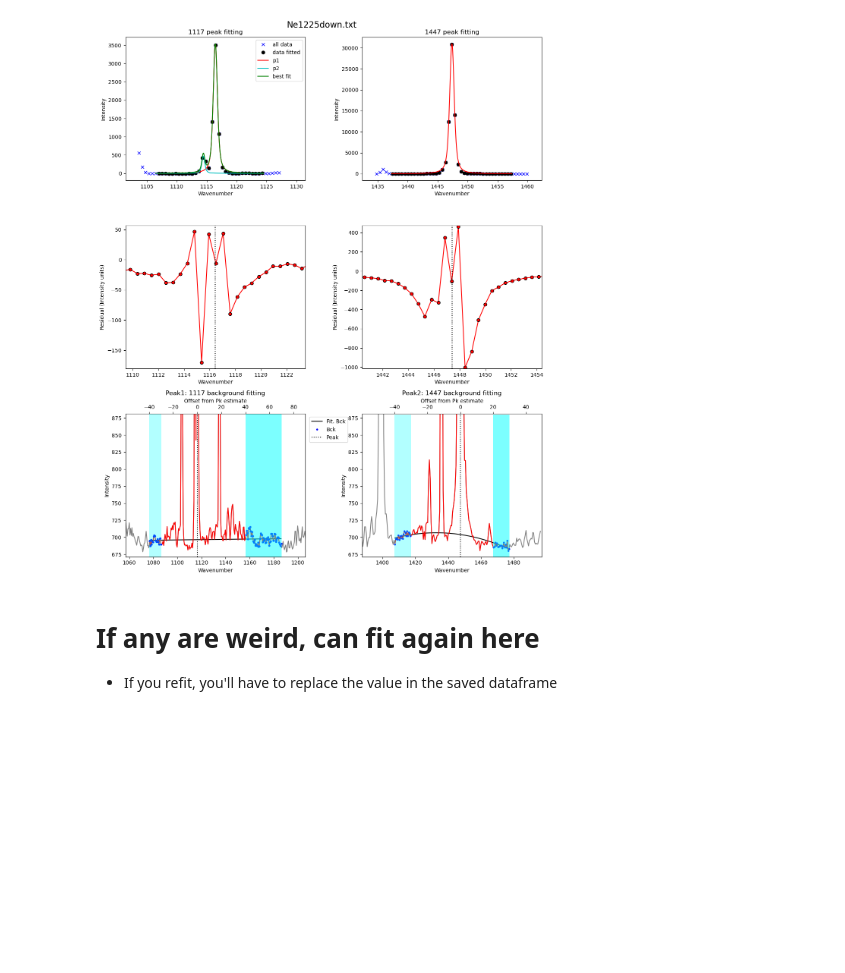
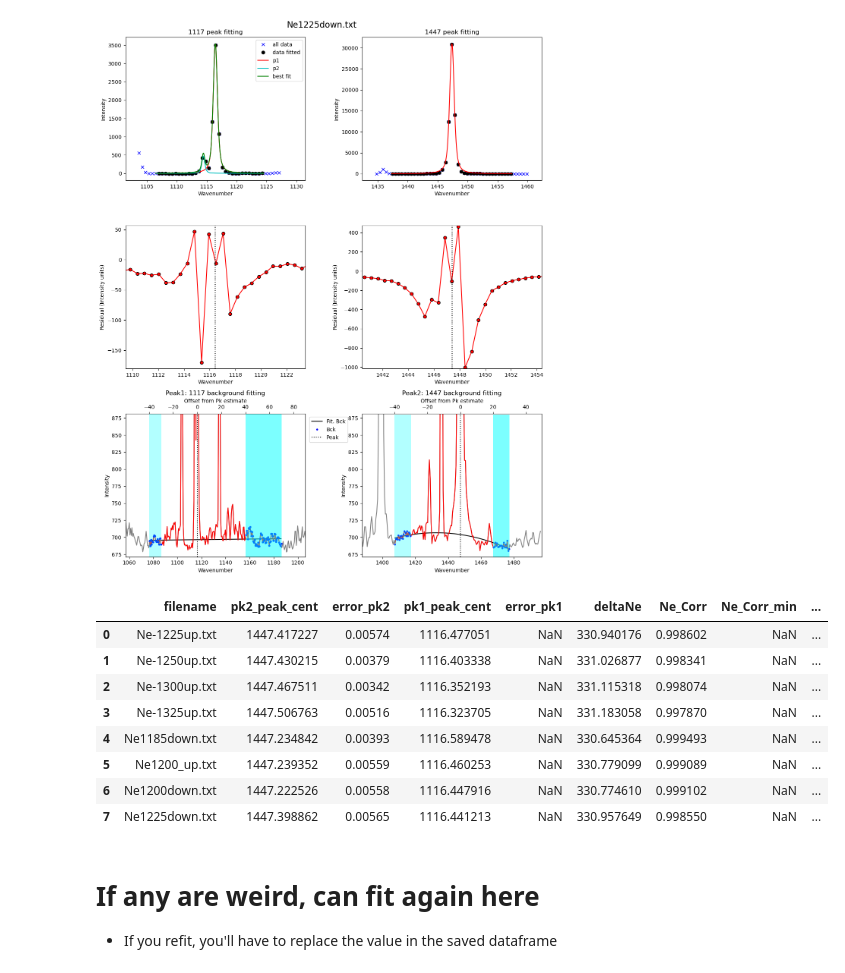
Before and after one commit to PennyWieser/DiadFit, a Jupyter notebook: docs/Examples/Shifting_Window_VIBE/Cal_Ne_Fitting_1117_1447.ipynb, the cells around one changed output. Drawn from its saved outputs; the diff is of its cells as text; code cells hidden in the pictures; blank space fills up the shorter version.

```diff
--- a/docs/Examples/Shifting_Window_VIBE/Cal_Ne_Fitting_1117_1447.ipynb
+++ b/docs/Examples/Shifting_Window_VIBE/Cal_Ne_Fitting_1117_1447.ipynb
@@ -218,6 +225,18 @@ df2=pf.loop_Ne_lines(files=Ne_files, path=mypath, filetype='headless_txt',
 [figure]
 [figure]
 [figure]
+# %%
+df2
+# %% [output]
+|  | filename | pk2_peak_cent | error_pk2 | pk1_peak_cent | error_pk1 | deltaNe | Ne_Corr | Ne_Corr_min | ... |
+| 0 | Ne-1225up.txt | 1447.417227 | 0.00574 | 1116.477051 | NaN | 330.940176 | 0.998602 | NaN | ... |
+| 1 | Ne-1250up.txt | 1447.430215 | 0.00379 | 1116.403338 | NaN | 331.026877 | 0.998341 | NaN | ... |
+| 2 | Ne-1300up.txt | 1447.467511 | 0.00342 | 1116.352193 | NaN | 331.115318 | 0.998074 | NaN | ... |
+| 3 | Ne-1325up.txt | 1447.506763 | 0.00516 | 1116.323705 | NaN | 331.183058 | 0.997870 | NaN | ... |
+| 4 | Ne1185down.txt | 1447.234842 | 0.00393 | 1116.589478 | NaN | 330.645364 | 0.999493 | NaN | ... |
+| 5 | Ne1200_up.txt | 1447.239352 | 0.00559 | 1116.460253 | NaN | 330.779099 | 0.999089 | NaN | ... |
+| 6 | Ne1200down.txt | 1447.222526 | 0.00558 | 1116.447916 | NaN | 330.774610 | 0.999102 | NaN | ... |
+| 7 | Ne1225down.txt | 1447.398862 | 0.00565 | 1116.441213 | NaN | 330.957649 | 0.998550 | NaN | ... |
 # %% [markdown]
 # If any are weird, can fit again here
 - If you refit, you'll have to replace the value in the saved dataframe
```
Also changed, not shown: parts of 3 cells of this notebook, 16 other files.
